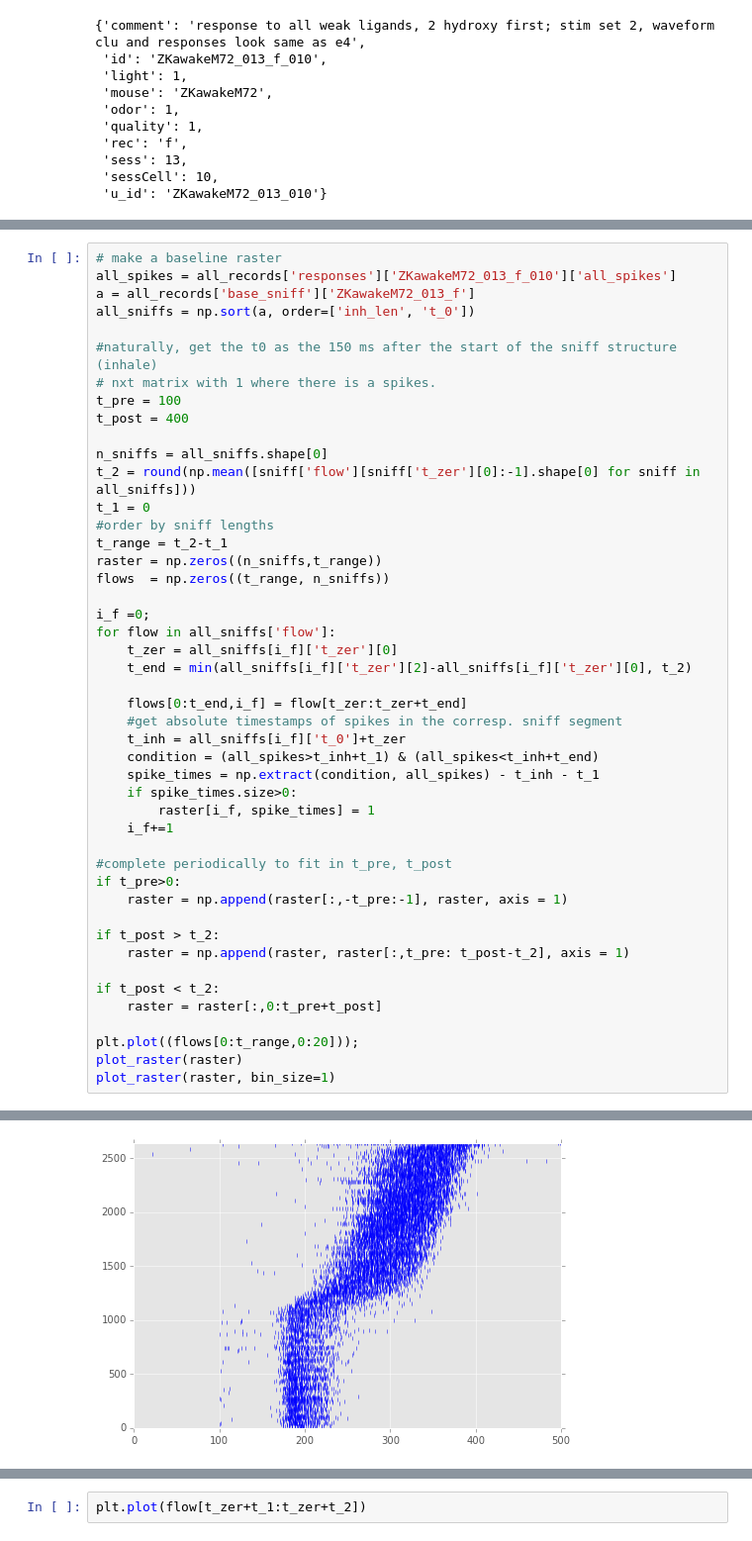
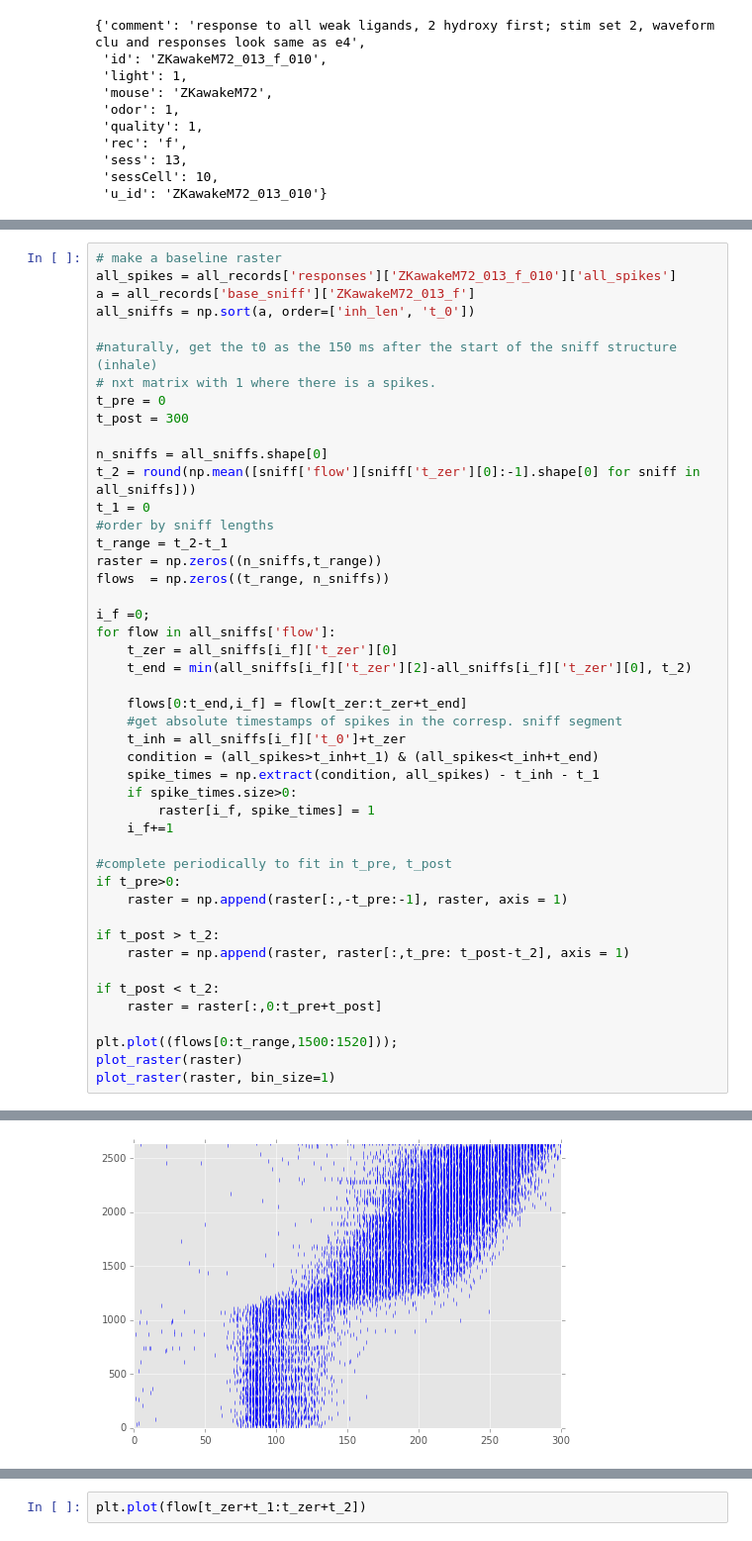
Before and after one commit to zekearneodo/ephys-tools, a Jupyter notebook: ephysScripts/Untitled.ipynb, the cells around one changed output, grey strips where cells are left out. Shown at 99% size. Drawn from its saved outputs; the diff is of its cells as text.

```diff
--- a/ephysScripts/Untitled.ipynb
+++ b/ephysScripts/Untitled.ipynb
@@ -216,8 +222,8 @@ all_sniffs = np.sort(a, order=['inh_len', 't_0'])
 
 #naturally, get the t0 as the 150 ms after the start of the sniff structure (inhale)
 # nxt matrix with 1 where there is a spikes.
-t_pre = 100
-t_post = 400
+t_pre = 0
+t_post = 300
 
 n_sniffs = all_sniffs.shape[0]
 t_2 = round(np.mean([sniff['flow'][sniff['t_zer'][0]:-1].shape[0] for sniff in all_sniffs]))
@@ -251,7 +257,7 @@ if t_post > t_2:
 if t_post < t_2:
     raster = raster[:,0:t_pre+t_post]
 
-plt.plot((flows[0:t_range,0:20]));
+plt.plot((flows[0:t_range,1500:1520]));
 plot_raster(raster)
 plot_raster(raster, bin_size=1)
 # %% [output]
@@ -261 +267 @@ plot_raster(raster, bin_size=1)
-[figure, old version]
+[figure, new version]
```
Also changed, not shown: parts of 7 cells of this notebook, 10 other files.
